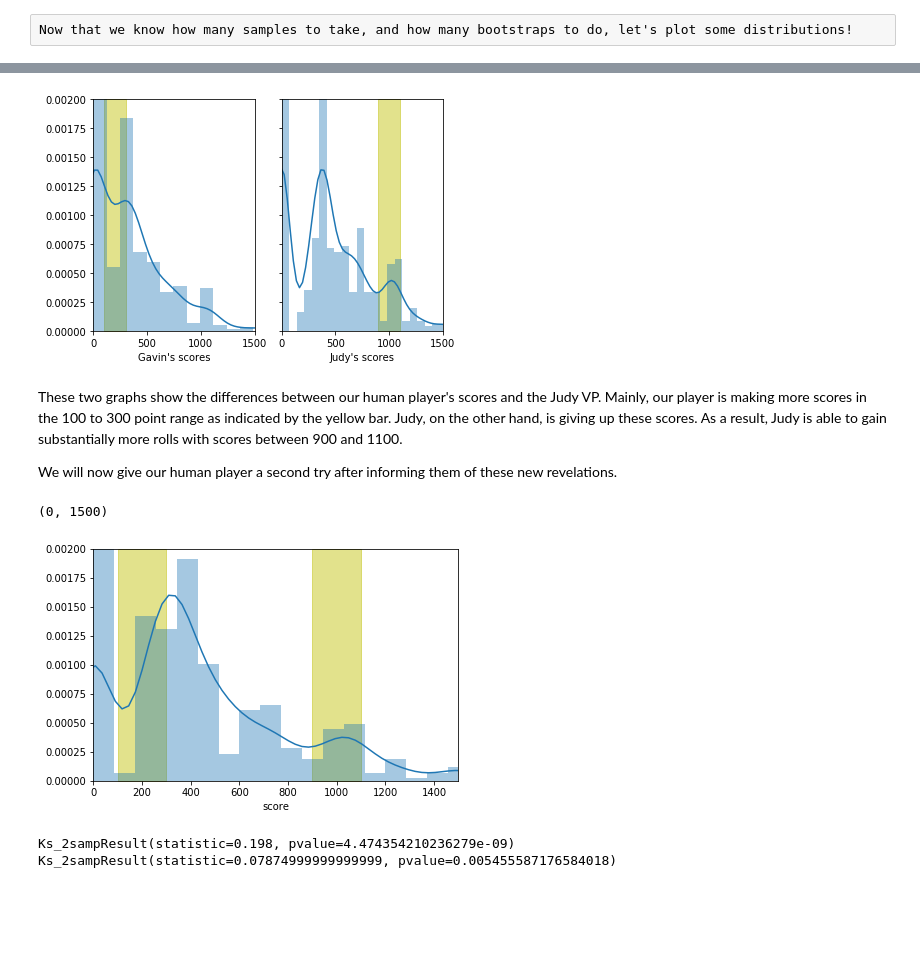
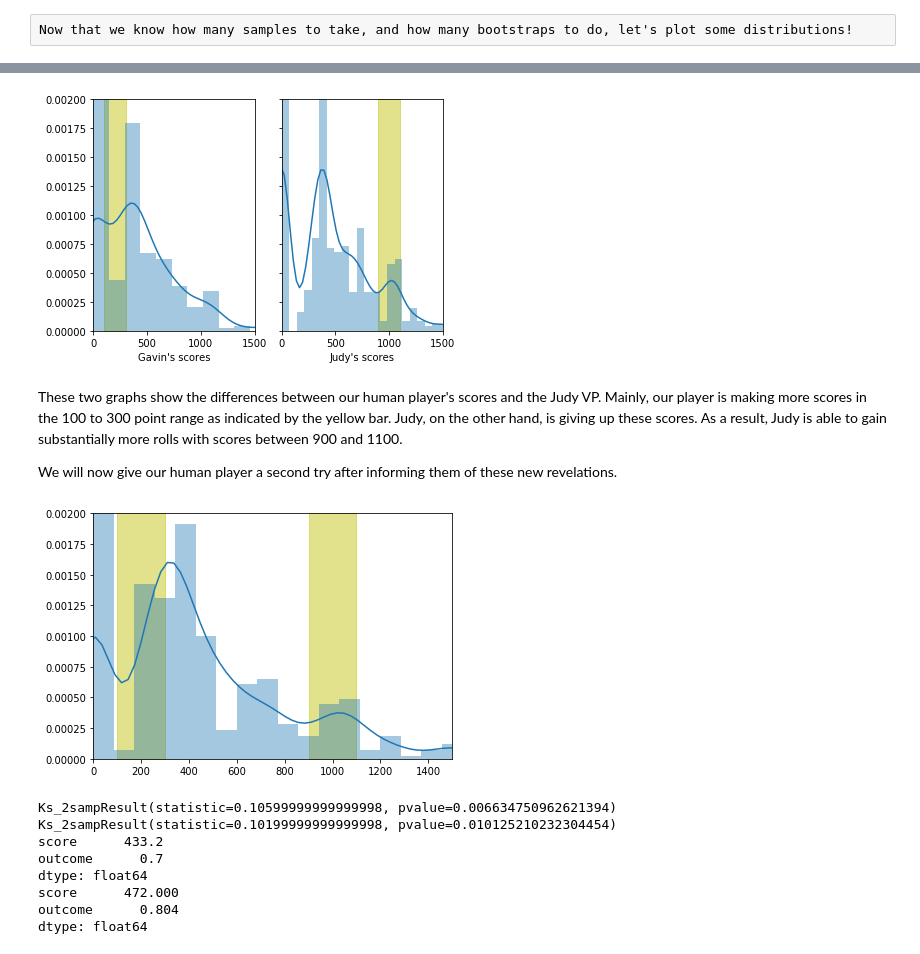
Before and after one commit to gavinraym/Boxcar, a Jupyter notebook: eda/EDA.ipynb, the cells around one changed output, grey strips where cells are left out. Saved outputs shown, nothing was run; the diff lists cells and outputs as text; code cells hidden in the pictures; blank space fills up the shorter version.

```diff
--- a/eda/EDA.ipynb
+++ b/eda/EDA.ipynb
@@ -12,0 +18,8 @@ This graph shows mean score for samples of varying batch sizes, ranging from 100
+# %%
+# This function reduces scores with the outcome False:
+# When a player loses the game, there score must be 0.
+# Also turns the pandas df into a np array
+def reduce(file_name):
+    df = pd.read_csv(f'../data/{file_name}.csv')
+    df.score.where(df.outcome,0,inplace=True)
+    return np.array(df.score)
@@ -130,14 +165,12 @@ As you can see, the effectiveness of each play style is clearly discernable. Our
 # %%
 import matplotlib.patches as patches
 plt.close()
-null = pd.read_csv('../data/human.csv')
-null.where(df1.outcome,0,inplace=True)
-alt = pd.read_csv('../data/judy.csv')
-alt.score.where(alt.outcome,0,inplace=True)
+null =reduce('GavinRay')
+alt = reduce('judy')
+# Plotting scores from GavinRay.csv and judy.csv as histograms.
 fig, axes = plt.subplots(1,2)
-sea.distplot(null['score'], ax=axes[0])
-sea.distplot(alt['score'], ax=axes[1])
-
+sns.distplot(null, ax=axes[0])
+sns.distplot(alt, ax=axes[1])
 axes[0].fill_between([100, 300], [.002,.002], color='y', alpha=.45)
 axes[1].fill_between([900, 1100], [.002,.002], color='y', alpha=.45)
 axes[0].set_ylim(0,.002)
@@ -147,37 +180,45 @@ axes[1].set_ylim(0,.002)
 axes[1].set_xlim(0,1500)
 axes[1].set_xlabel('Judy\'s scores')
 axes[1].set_yticklabels([])
-
-
-
 fig.tight_layout()
-plt.savefig('../images/vp_compare.png', format='png')
+plt.savefig('../images/hp_jd_compare.png', format='png')
+plt.show()
+plt.close()
 # %% [output]
-[figure, old version]
+[figure, new version]
 # %% [markdown]
 These two graphs show the differences between our human player's scores and the Judy VP. Mainly, our player is making more scores in the 100 to 300 point range as indicated by the yellow bar. Judy, on the other hand, is giving up these scores. As a result, Judy is able to gain substantially more rolls with scores between 900 and  1100.
 
 We will now give our human player a second try after informing them of these new revelations.
 # %%
-h2 = pd.read_csv('../data/human2.csv')
-h2.where(h2.outcome,0,inplace=True)
+h2 = reduce('GavinRay2')
 fig, ax = plt.subplots()
-sea.distplot(h2['score'], ax=ax)
+sns.distplot(h2, ax=ax)
 ax.set_ylim(0,.0015)
 ax.set_xlim(0,1500)
-fig.tight_layout()
 ax.fill_between([100, 300], [.002,.002], color='y', alpha=.45)
 ax.fill_between([900, 1100], [.002,.002], color='y', alpha=.45)
 ax.set_ylim(0,.002)
 ax.set_xlim(0,1500)
+fig.tight_layout()
+plt.savefig('../images/hp2_compare.png', format='png')
+plt.show()
+plt.close()
 # %% [output]
-(0, 1500)
-[figure, old version]
+[figure, new version]
 # %%
 null_vs_sample_p_score = ks_2samp(h2['score'], null['score'])
-alt_vs_sample_p_score = ks_2samp(h2['score'], alt['score'])
+alt_vs_sample_p_score = ks_2samp(h2['score'], np.random.choice(alt['score'],500))
 print(null_vs_sample_p_score)
 print(alt_vs_sample_p_score)
+print(null.mean())
+print(h2.mean())
 # %% [output]
-Ks_2sampResult(statistic=0.198, pvalue=4.474354210236279e-09)
-Ks_2sampResult(statistic=0.07874999999999999, pvalue=0.005455587176584018)
+Ks_2sampResult(statistic=0.10599999999999998, pvalue=0.006634750962621394)
+Ks_2sampResult(statistic=0.10199999999999998, pvalue=0.010125210232304454)
+score      433.2
+outcome      0.7
+dtype: float64
+score      472.000
+outcome      0.804
+dtype: float64
```
Also changed, not shown: parts of 17 cells of this notebook, 26 other files.
